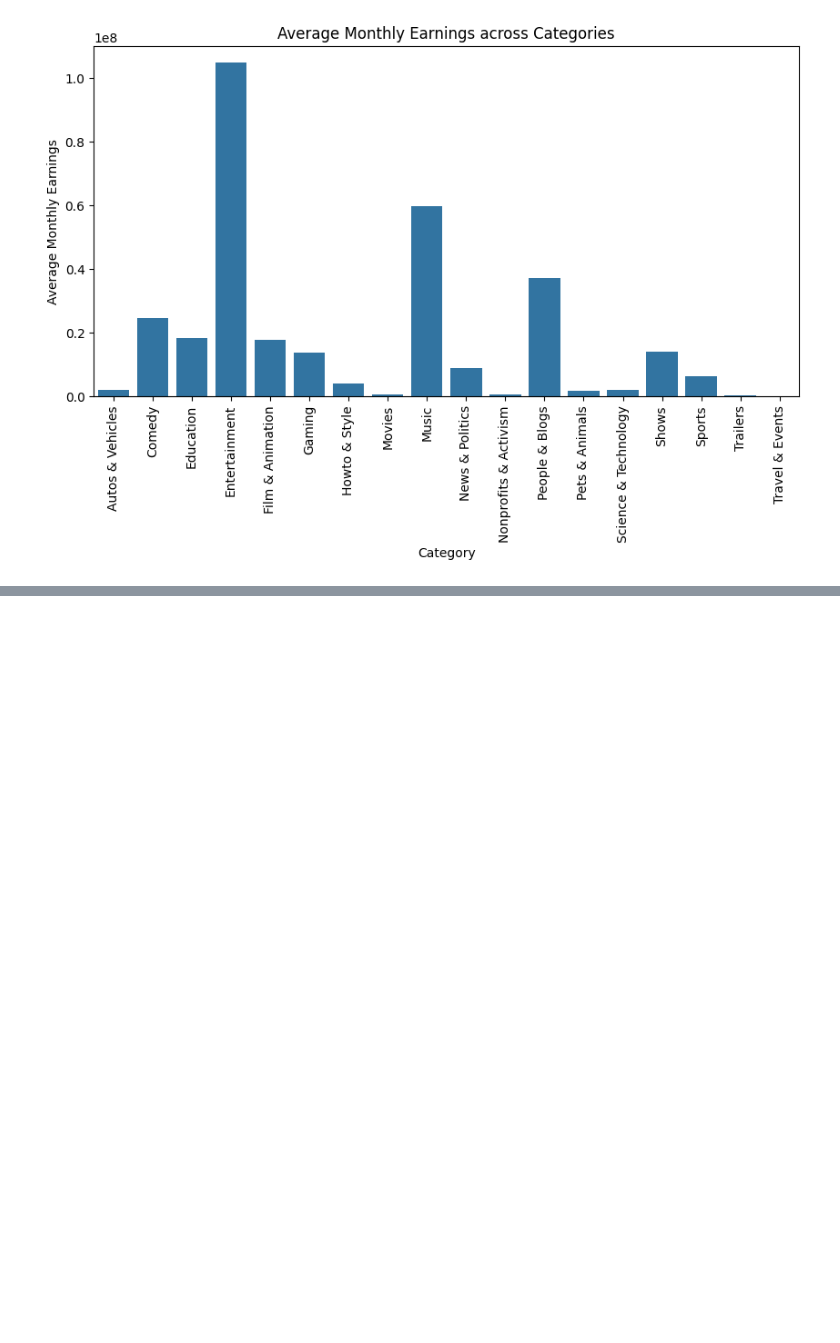
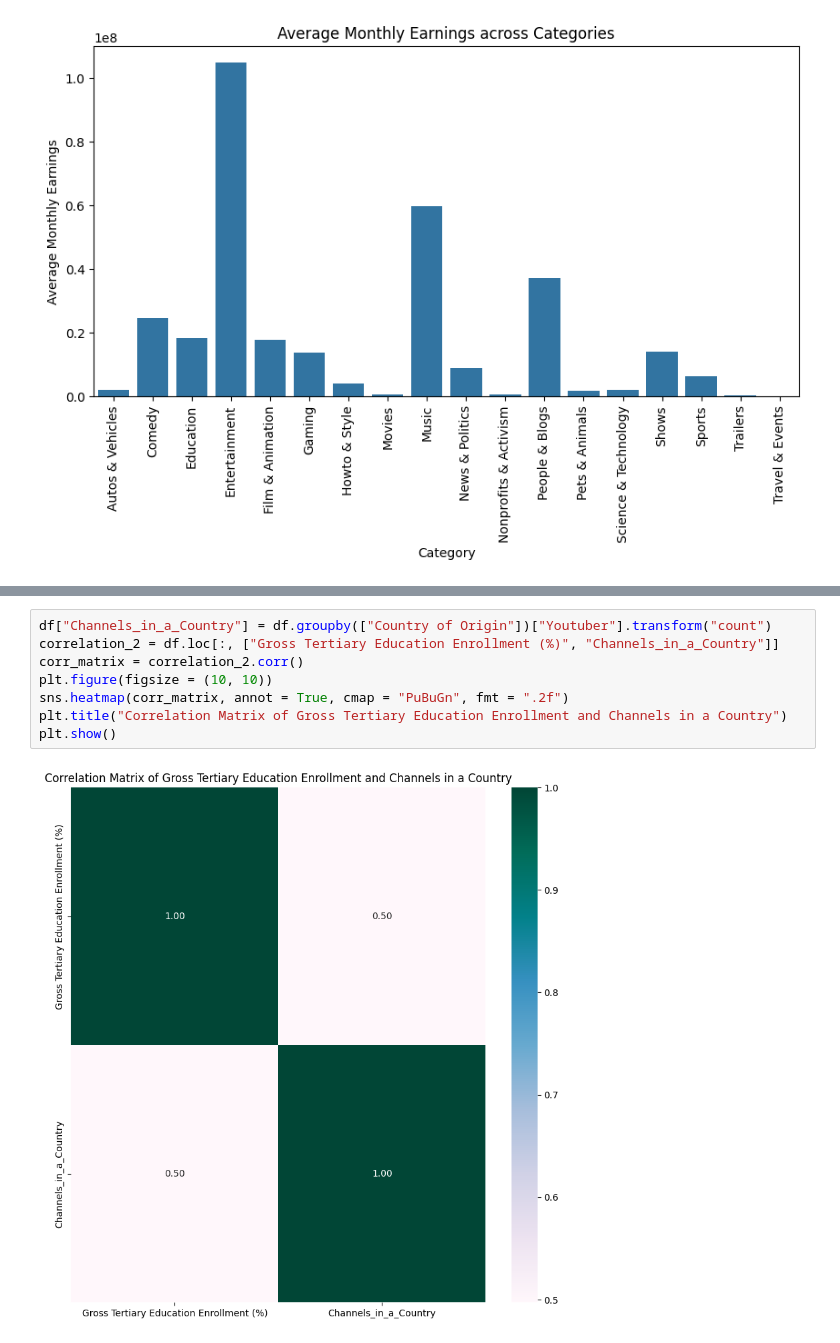
Before and after one commit to dheerajrajappikonda/EDA, a Jupyter notebook: EDA_Youtube.ipynb, the cells around one changed output, grey strips where cells are left out. Drawn from its saved outputs; the diff is of its cells as text; blank space fills up the shorter version.

```diff
--- a/EDA_Youtube.ipynb
+++ b/EDA_Youtube.ipynb
@@ -353,0 +372,10 @@ plt.show()
+# %%
+df["Channels_in_a_Country"] = df.groupby(["Country of Origin"])["Youtuber"].transform("count")
+correlation_2 = df.loc[:, ["Gross Tertiary Education Enrollment (%)", "Channels_in_a_Country"]]
+corr_matrix = correlation_2.corr()
+plt.figure(figsize = (10, 10))
+sns.heatmap(corr_matrix, annot = True, cmap = "PuBuGn", fmt = ".2f")
+plt.title("Correlation Matrix of Gross Tertiary Education Enrollment and Channels in a Country")
+plt.show()
+# %% [output]
+[figure, added]
```
Also changed, not shown: parts of 4 cells of this notebook.
